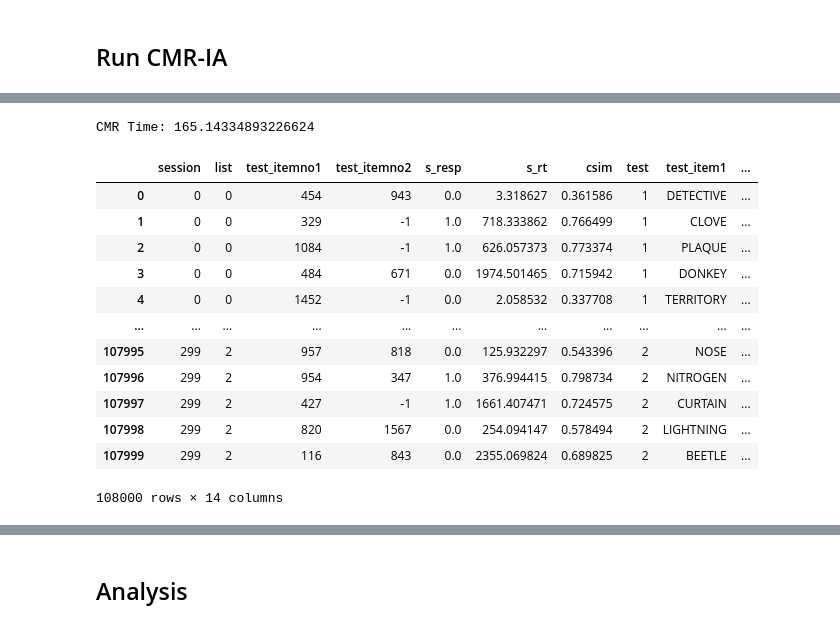
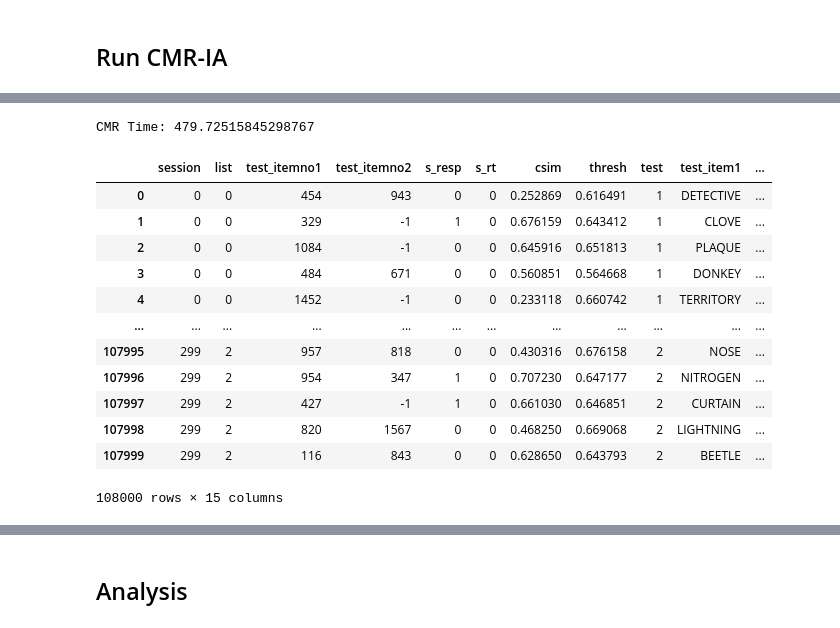
Before and after one commit to pennmem/CMR-IA, a Jupyter notebook: Analysis/simuS2_recog_recog/simuS2_main.ipynb, the cells around one changed output, grey strips where cells are left out. Cells and saved outputs as stored; diff of their text form; code cells hidden in the pictures.

```diff
--- a/Analysis/simuS2_recog_recog/simuS2_main.ipynb
+++ b/Analysis/simuS2_recog_recog/simuS2_main.ipynb
@@ -51,10 +51,19 @@ df_test
 | 107999 | 116 | 843 | BEETLE | LONDON | 1 | 66 | Intact_Pair | 2 | 2 | ... |
 108000 rows × 11 columns
 # %%
-s_mat = np.load("../wordpools/ltp_FR_similarity_matrix.npy")
+sem_mat = np.load("../wordpools/ltp_FR_similarity_matrix.npy")
 # %% [markdown]
 ## Run CMR-IA
 # %%
 # define parameters
 params = cmr.make_default_params()
 params.update(learn_while_retrieving=True)
+
+# pso results
+_, _, what_to_fit = make_boundary(sim_name="S2")
+optim_params = np.loadtxt("simuS2_data/S2_250524_200-100.txt")
+for pname, pvalue in zip(what_to_fit, optim_params):
+    params[pname] = pvalue
+params.update(use_new_context=True, use_flexible_thresh=True)
+# params.update(c_thresh_itm=1, c_thresh_assoc=1)
+params
@@ -61,8 +87,0 @@ params.update(learn_while_retrieving=True)
-# %%
-# pso results
-_, _, what_to_fit = make_boundary(sim_name="S2")
-optim_params = np.loadtxt("simuS2_data/S2_240722_200-200.txt")
-for pname, pvalue in zip(what_to_fit, optim_params):
-    params[pname] = pvalue
-params.update(use_new_context=True)
-params
@@ -87,23 +108,23 @@ params
 # %%
 # run the model
-df_simu, f_in_acc, f_in_dif = cmr.run_success_multi_sess(params, df_study, df_test, s_mat, mode="Recog-Recog")
+df_simu, f_in_acc, f_in_dif = cmr.run_success_multi_sess(params, df_study, df_test, sem_mat, mode="Recog-Recog")
 
 # merge to get more info
 df_simu["test"] = df_test["test"]
 df_simu = df_simu.merge(df_test, on=["session", "list", "test", "test_itemno1", "test_itemno2"])
 df_simu
 # %% [output]
-CMR Time: 165.14334893226624
+CMR Time: 479.72515845298767
-|  | session | list | test_itemno1 | test_itemno2 | s_resp | s_rt | csim | test | test_item1 | ... |
-| 0 | 0 | 0 | 454 | 943 | 0.0 | 3.318627 | 0.361586 | 1 | DETECTIVE | ... |
-| 1 | 0 | 0 | 329 | -1 | 1.0 | 718.333862 | 0.766499 | 1 | CLOVE | ... |
-| 2 | 0 | 0 | 1084 | -1 | 1.0 | 626.057373 | 0.773374 | 1 | PLAQUE | ... |
-| 3 | 0 | 0 | 484 | 671 | 0.0 | 1974.501465 | 0.715942 | 1 | DONKEY | ... |
-| 4 | 0 | 0 | 1452 | -1 | 0.0 | 2.058532 | 0.337708 | 1 | TERRITORY | ... |
-| ... | ... | ... | ... | ... | ... | ... | ... | ... | ... | ... |
-| 107995 | 299 | 2 | 957 | 818 | 0.0 | 125.932297 | 0.543396 | 2 | NOSE | ... |
-| 107996 | 299 | 2 | 954 | 347 | 1.0 | 376.994415 | 0.798734 | 2 | NITROGEN | ... |
-| 107997 | 299 | 2 | 427 | -1 | 1.0 | 1661.407471 | 0.724575 | 2 | CURTAIN | ... |
-| 107998 | 299 | 2 | 820 | 1567 | 0.0 | 254.094147 | 0.578494 | 2 | LIGHTNING | ... |
-| 107999 | 299 | 2 | 116 | 843 | 0.0 | 2355.069824 | 0.689825 | 2 | BEETLE | ... |
+|  | session | list | test_itemno1 | test_itemno2 | s_resp | s_rt | csim | thresh | test | test_item1 | ... |
+| 0 | 0 | 0 | 454 | 943 | 0 | 0 | 0.252869 | 0.616491 | 1 | DETECTIVE | ... |
+| 1 | 0 | 0 | 329 | -1 | 1 | 0 | 0.676159 | 0.643412 | 1 | CLOVE | ... |
+| 2 | 0 | 0 | 1084 | -1 | 0 | 0 | 0.645916 | 0.651813 | 1 | PLAQUE | ... |
+| 3 | 0 | 0 | 484 | 671 | 0 | 0 | 0.560851 | 0.564668 | 1 | DONKEY | ... |
+| 4 | 0 | 0 | 1452 | -1 | 0 | 0 | 0.233118 | 0.660742 | 1 | TERRITORY | ... |
+| ... | ... | ... | ... | ... | ... | ... | ... | ... | ... | ... | ... |
+| 107995 | 299 | 2 | 957 | 818 | 0 | 0 | 0.430316 | 0.676158 | 2 | NOSE | ... |
+| 107996 | 299 | 2 | 954 | 347 | 1 | 0 | 0.707230 | 0.647177 | 2 | NITROGEN | ... |
+| 107997 | 299 | 2 | 427 | -1 | 1 | 0 | 0.661030 | 0.646851 | 2 | CURTAIN | ... |
+| 107998 | 299 | 2 | 820 | 1567 | 0 | 0 | 0.468250 | 0.669068 | 2 | LIGHTNING | ... |
+| 107999 | 299 | 2 | 116 | 843 | 0 | 0 | 0.628650 | 0.643793 | 2 | BEETLE | ... |
-108000 rows × 14 columns
+108000 rows × 15 columns
```
Also changed, not shown: parts of 15 cells of this notebook, 26 other files.
